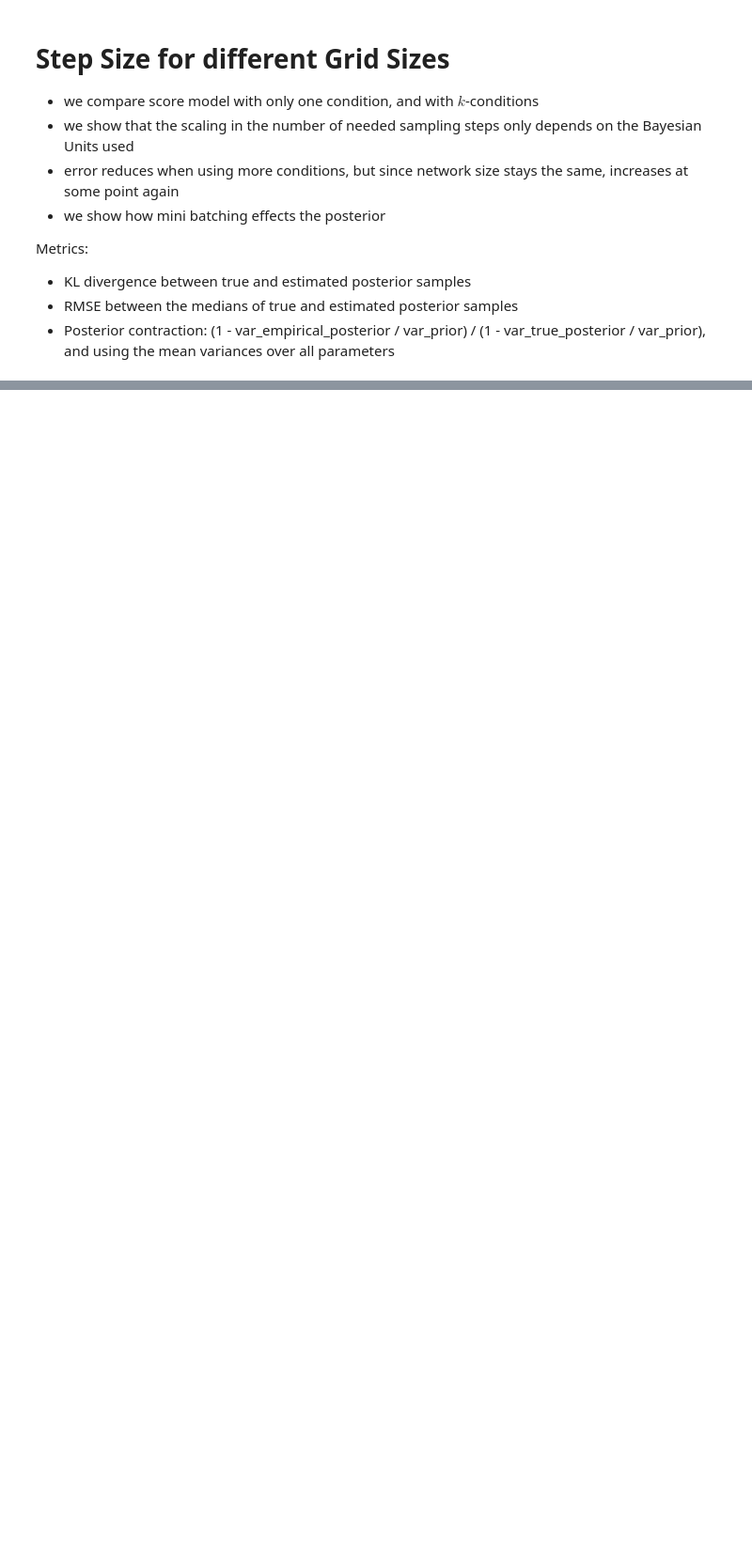
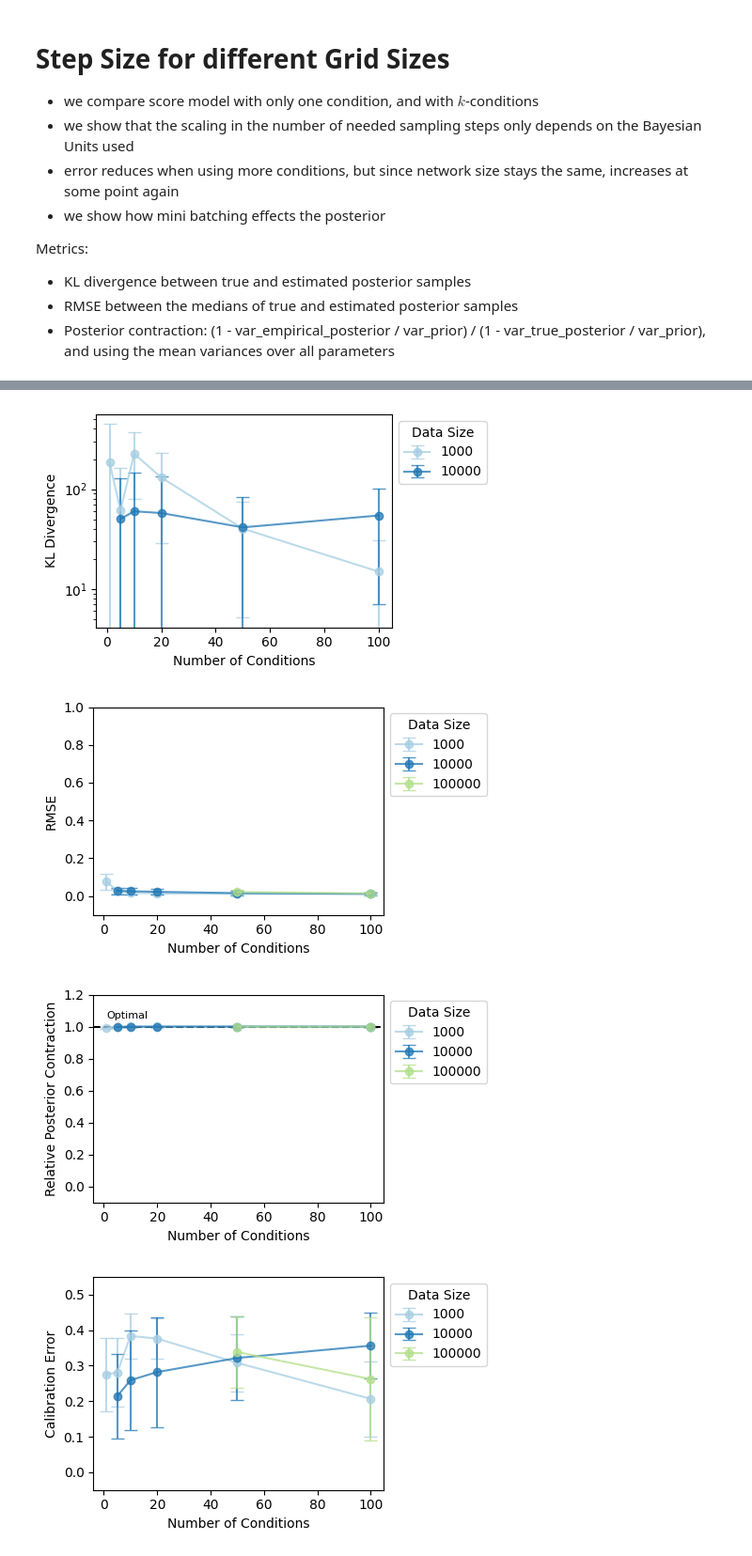
Before and after one commit to bayesflow-org/hierarchical-abi, a Jupyter notebook: gaussian flat score matching.ipynb, the cells around one changed output, grey strips where cells are left out. Shown at 94% size. Saved outputs shown, nothing was run; the diff lists cells and outputs as text; code cells hidden in the pictures; blank space fills up the shorter version.

```diff
--- a/gaussian flat score matching.ipynb
+++ b/gaussian flat score matching.ipynb
@@ -376,9 +371,9 @@ n_post_samples = 100
 score_model.current_number_of_obs = 1
 max_steps = 10000
 variables_of_interest = ['mini_batch', 'cosine_shift', 'damping_factor_t'] # 'damping_factor', 'damping_factor_prior'
-if score_model.max_number_of_obs > 1:
-    variables_of_interest.append('n_conditions')
-variable_of_interest = variables_of_interest[0]
+#if score_model.max_number_of_obs > 1:
+variables_of_interest.append('n_conditions')
+variable_of_interest = variables_of_interest[3]
 print(variable_of_interest)
 
 mini_batch = [100]
@@ -407,12 +402,13 @@ elif variable_of_interest in ['damping_factor', 'damping_factor_prior', 'damping
 else:
     raise ValueError('Unknown variable_of_interest')
 
-df_path = f'plots/{score_model.name}/df_results_{variable_of_interest}.csv'
+#df_path = f'plots/{score_model.name}/df_results_{variable_of_interest}.csv'
+df_path = f'results/gaussian_flat/results_{variable_of_interest}.csv'
 if os.path.exists(df_path):
     # Load CSV
     df_results = pd.read_csv(df_path, index_col=0)
     # Convert string representations back to lists
-    df_results['list_steps'] = df_results['list_steps'].apply(lambda x: ast.literal_eval(x))
+    #df_results['list_steps'] = df_results['list_steps'].apply(lambda x: ast.literal_eval(x))
 
     if variable_of_interest == 'damping_factor_prior':
         df_results['damping_factor_prior'] = df_results['damping_factor']
@@ -546,3 +600,18 @@ df_results['list_steps'] = df_results['list_steps'].apply(lambda x: ast.literal_
+# %%
+df_dictionary = pd.DataFrame([
+    {'data_size': 100000, 'mini_batch': 10, 'n_steps': max_steps, 'damping_factor': 1.0},
+    {'data_size': 100000, 'mini_batch': 100, 'n_steps': max_steps, 'damping_factor': 1.0},
+    {'data_size': 100000, 'mini_batch': 1000, 'n_steps': max_steps, 'damping_factor': 1.0},
+    {'data_size': 10000, 'mini_batch': 10, 'n_steps': max_steps, 'damping_factor': 1.0},
+    {'data_size': 10000, 'mini_batch': 100, 'n_steps': max_steps, 'damping_factor': 1.0},
+    {'data_size': 100000, 'mini_batch': 10, 'n_steps': max_steps, 'damping_factor': 0.9},
+    {'data_size': 10000, 'mini_batch': 10, 'n_steps': max_steps, 'damping_factor': 0.9},
+    {'data_size': 100000, 'mini_batch': 10, 'n_steps': max_steps, 'damping_factor': 0.75},
+    {'data_size': 10000, 'mini_batch': 10, 'n_steps': max_steps, 'damping_factor': 0.75},
+    {'data_size': 100000, 'mini_batch': 10, 'n_steps': max_steps, 'damping_factor': 0.5},
+    {'data_size': 10000, 'mini_batch': 10, 'n_steps': max_steps, 'damping_factor': 0.5},
+])
+df_results = pd.concat([df_results, df_dictionary], ignore_index=True)
 # %%
 colors = ['#a6cee3', '#1f77b4', '#b2df8a', '#33a02c', '#fb9a99', '#e31a1c', '#fdbf6f', '#ff7f00', '#cab2d6', '#6a3d9a']
 
@@ -652,31 +723,43 @@ y_limits = {
 unique_second_variable_of_interest = sorted(df_mb[second_variable_of_interest].unique())
 
 # Create one figure per metric.
 for metric, metric_label in metrics.items():
     plt.figure(figsize=(5, 3), tight_layout=True)
     for i, ds in enumerate(unique_second_variable_of_interest):
         # Select the rows for this particular data size.
         df_sub = df_mb[(df_mb[second_variable_of_interest] == ds) & (df_mb['n_steps'] != max_steps)]
         # Group by variable_of_interest size to get mean and std of the metric.
         grouped = df_sub.groupby(variable_of_interest)[metric].agg(['mean', 'std']).reset_index()
         if not np.isfinite(grouped['mean']).all() or grouped.empty:
             continue
         plt.errorbar(grouped[variable_of_interest], grouped['mean'], yerr=grouped['std'],
                      marker='o', capsize=5, label=f'{ds}', alpha=0.75, color=colors[i])
     plt.xlabel(experiment_names[variable_of_interest])
     plt.ylabel(metric_label)
     #plt.title(f'{metric_label} vs {experiment_names[variable_of_interest]}')
     plt.legend(title=experiment_names[second_variable_of_interest], loc='upper left', bbox_to_anchor=(1, 1))
     # Using a logarithmic scale for the x-axis since mini-batch sizes vary widely.
     if metric == 'rel_contraction':
         plt.axhline(1, linestyle='--', color='k')
-        plt.text(1, 0.8, f"Optimal", fontsize=8, color='k')
+        if variable_of_interest == 'mini_batch':
+            plt.text(1, 1.05, f"Optimal", fontsize=8, color='k')
+        elif variable_of_interest == 'n_conditions':
+            plt.text(1, 1.05, f"Optimal", fontsize=8, color='k')
+        elif variable_of_interest == 'cosine_shift':
+            plt.text(1, 1.05, f"Optimal", fontsize=8, color='k')
+        elif variable_of_interest == 'damping_factor_t':
+            plt.text(0.1, 1.05, f"Optimal", fontsize=8, color='k')
 
     if variable_of_interest == 'mini_batch':
         plt.xscale('log')
     if metric == 'kl':
         plt.yscale('log')
     else:
         plt.ylim(y_limits[metric])
     plt.savefig(f'plots/{score_model.name}/{variable_of_interest}_{metric}.png', bbox_inches='tight')
     plt.show()
+# %% [output]
+[figure, added]
+[figure, added]
+[figure, added]
+[figure, added]
```
Also changed, not shown: parts of 12 cells of this notebook, 22 other files.
